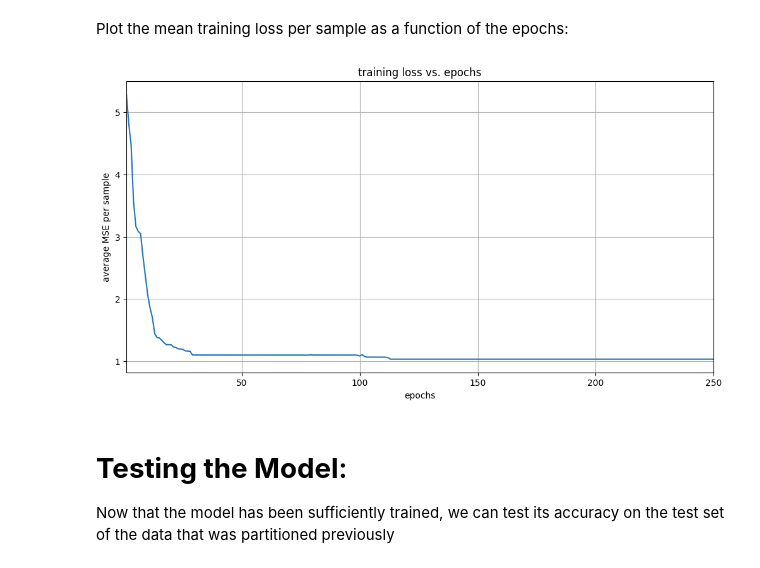
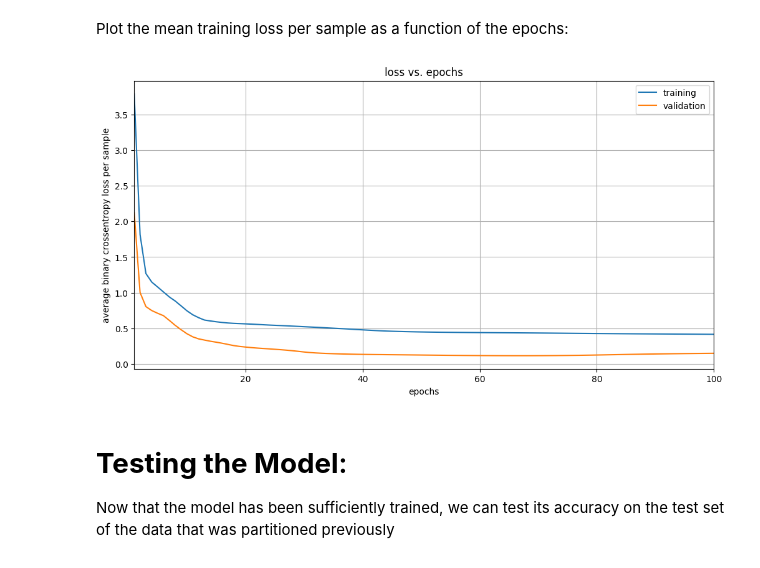
Before and after one commit to CS6765-ML-Team/programming-project, a Jupyter notebook: ann/ann.ipynb, the cells around one changed output. Drawn from its saved outputs; the diff is of its cells as text; code cells hidden in the pictures.

Commit message:
added ability to check validation loss while training and visualize both at end of train

```diff
--- a/ann/ann.ipynb
+++ b/ann/ann.ipynb
@@ -192,6 +192,12 @@ def relu(x):
 # derivative function of relu (accepts np.arrays)
 def relu_derivative(x):
     return (x > 0).astype(float)
+
+# binary cross entropy -> for binary classification between 0 & 1
+def binary_crossentropy_loss(target, output):
+    output = np.clip(output, 1e-10, 1 - 1e-10)
+    loss = - (target * np.log(output) + (1 - target) * np.log(1 - output))
+    return loss    # average loss
 # %%
 # create neural network class:
 
@@ -297,5 +333,5 @@ class NeuralNetwork:
 # %%
-nn = NeuralNetwork(input_size = 30, hidden_size = 1024, output_size = 1)
+nn = NeuralNetwork(input_size = 30, hidden_size = 30, output_size = 1)
 # %%
-train_loss_history = nn.train(x_train, y_train, epochs = 250, learning_rate = 0.005)
+train_loss_history, val_loss_history = nn.train(x_train, y_train, x_val, y_val, epochs = 100, learning_rate = 0.005)
 # %% [output]
@@ -321,21 +357,24 @@ Plot the mean training loss per sample as a function of the epochs:
 # %%
 # plotting stuff:
 
 # GET VALIDATION DATA IN SPLIT AND ALSO VALIDATE AND THEN PLOT THAT WITH THIS AND THEN DO TESTING AND IF ITS NOT SHIT YOU ARE DONE
 
-epochs = np.arange(1, 251, 1).reshape(-1,1)
+epochs = np.arange(1, nn.epochs + 1, 1).reshape(-1,1)
 
 fig = plt.figure(figsize = (12,6))
 
-plt.plot(epochs, train_loss_history)
-plt.title('training loss vs. epochs')
-plt.ylabel('average MSE per sample')
+# plot train
+plt.plot(epochs, train_loss_history, label = 'training')
+plt.plot(epochs, val_loss_history, label = 'validation')
+plt.title('loss vs. epochs')
+plt.ylabel('average binary crossentropy loss per sample')
 plt.xlabel('epochs')
-plt.xlim([1, 250])
+plt.legend()
+plt.xlim([1, nn.epochs])
 plt.grid('both')
 plt.show()
 # %% [output]
-[figure, old version]
+[figure, new version]
 # %% [markdown]
 # **Testing the Model**:
 
```
Also changed, not shown: parts of 2 cells of this notebook.
